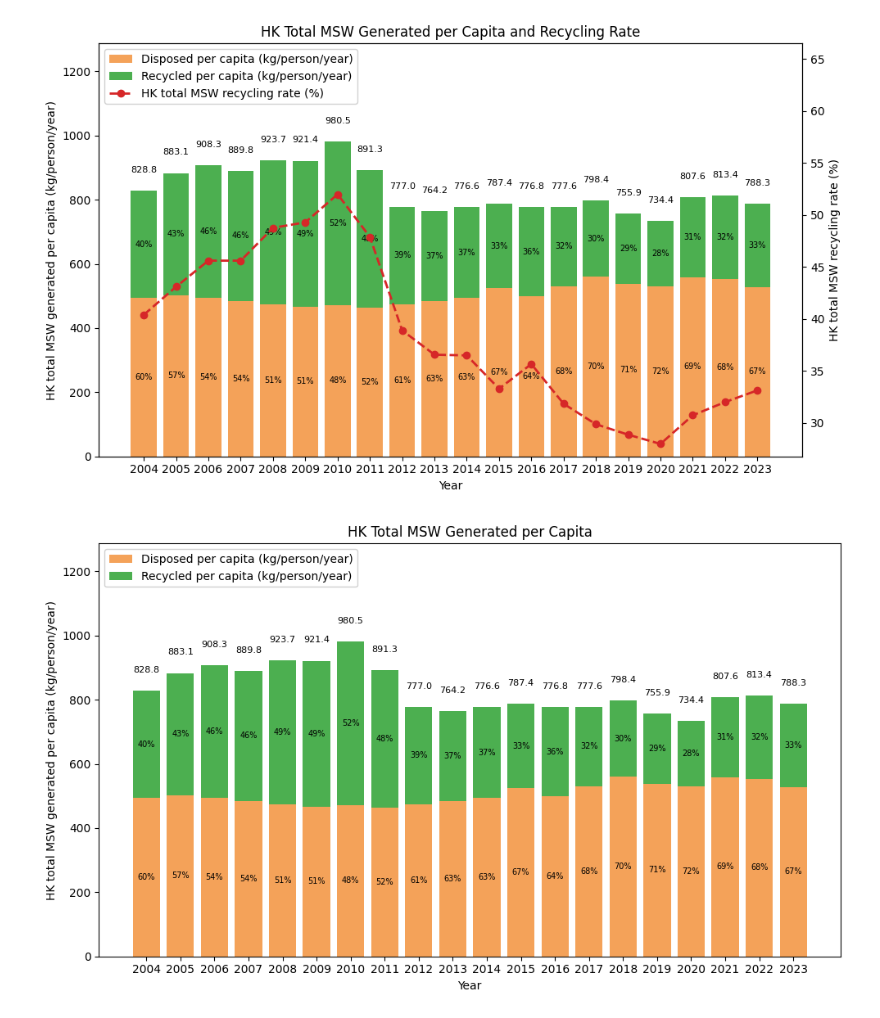
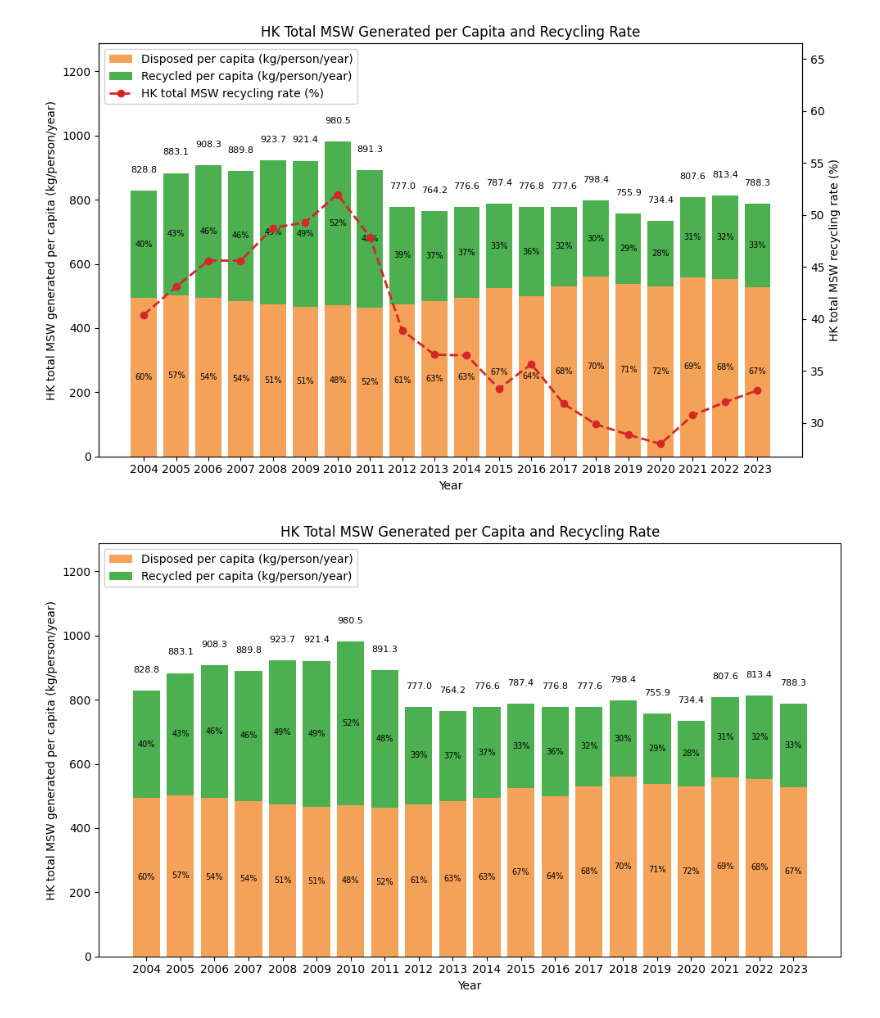
Before and after one commit to Tony0824X/Green-Community_DataAnalysis, a Jupyter notebook: Green@Community_DataAnalysis/Effectiveness/4.2 hk total MSW generated per capita.ipynb, the cells around one changed output. Cells and saved outputs as stored; diff of their text form; code cells hidden in the pictures.

```diff
--- a/Green@Community_DataAnalysis/Effectiveness/4.2 hk total MSW generated per capita.ipynb
+++ b/Green@Community_DataAnalysis/Effectiveness/4.2 hk total MSW generated per capita.ipynb
@@ -343,32 +343,32 @@ for xi, disp_pc, rec_pc, total_pc in zip(
         disp_pc / 2.0,
         f"{disp_pct:.0f}%",
         ha="center",
         va="center",
         fontsize=7,
         color="black",
     )
 
     ax1_hk.text(
         xi,
         disp_pc + rec_pc / 2.0,
         f"{rec_pct:.0f}%",
         ha="center",
         va="center",
         fontsize=7,
         color="black",
     )
 
 # Legend and title (bars only)
 lines_hk = [bars_disp, bars_rec]
 labels_hk = [
     "Disposed per capita (kg/person/year)",
     "Recycled per capita (kg/person/year)",
 ]
 ax1_hk.legend(lines_hk, labels_hk, loc="upper left", frameon=True, framealpha=0.9)
 
-plt.title("HK Total MSW Generated per Capita")
+plt.title("HK Total MSW Generated per Capita and Recycling Rate")
 
 fig2.tight_layout()
 plt.show()
 # %% [output]
-[figure, old version]
+[figure, new version]
```
